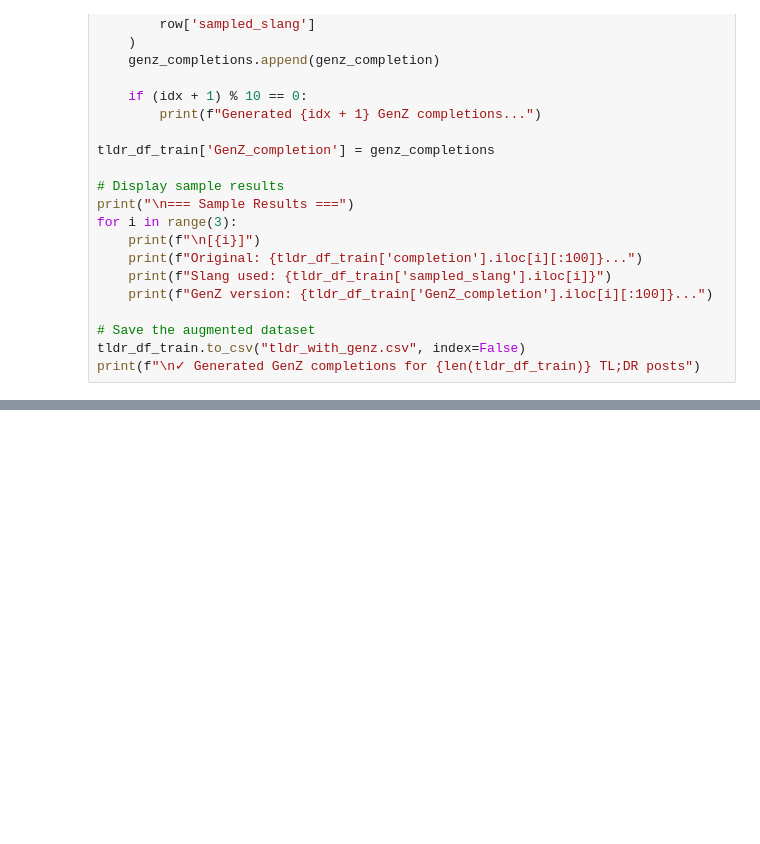
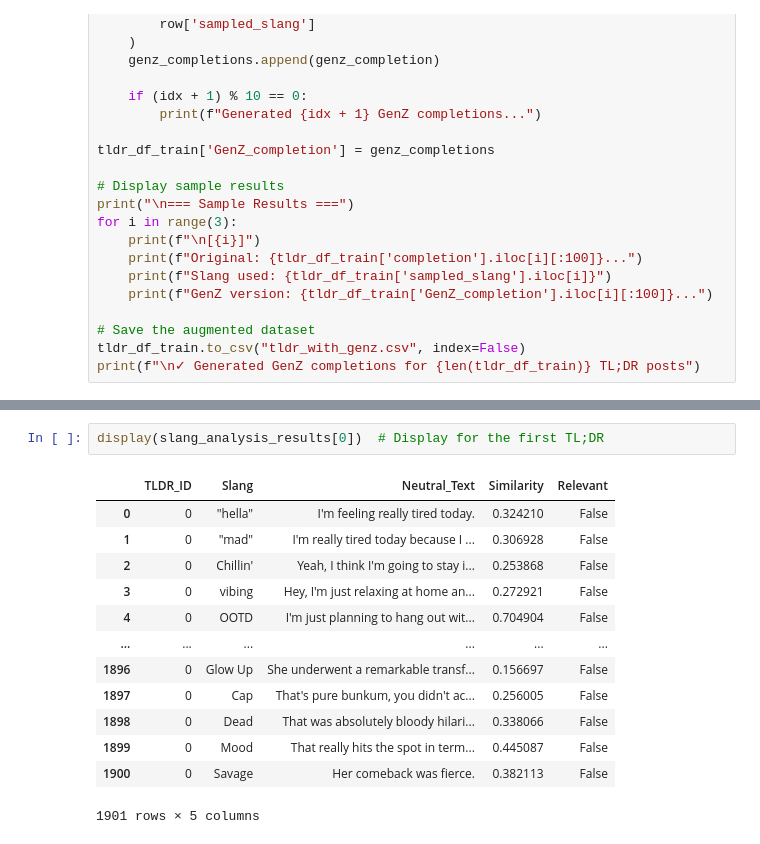
Before and after one commit to au-nlp/project-milestone-p2-group1, a Jupyter notebook: main.ipynb, the cells around one changed output, grey strips where cells are left out. Saved outputs shown, nothing was run; the diff lists cells and outputs as text; blank space fills up the shorter version.

```diff
--- a/main.ipynb
+++ b/main.ipynb
@@ -1455,0 +1543,16 @@ print(f"\n✓ Generated GenZ completions for {len(tldr_df_train)} TL;DR posts")
+# %%
+display(slang_analysis_results[0])  # Display for the first TL;DR
+# %% [output]
+|  | TLDR_ID | Slang | Neutral_Text | Similarity | Relevant |
+| 0 | 0 | "hella" | I'm feeling really tired today. | 0.324210 | False |
+| 1 | 0 | "mad" | I'm really tired today because I ... | 0.306928 | False |
+| 2 | 0 | Chillin' | Yeah, I think I'm going to stay i... | 0.253868 | False |
+| 3 | 0 | vibing | Hey, I'm just relaxing at home an... | 0.272921 | False |
+| 4 | 0 | OOTD | I'm just planning to hang out wit... | 0.704904 | False |
+| ... | ... | ... | ... | ... | ... |
+| 1896 | 0 | Glow Up | She underwent a remarkable transf... | 0.156697 | False |
+| 1897 | 0 | Cap | That's pure bunkum, you didn't ac... | 0.256005 | False |
+| 1898 | 0 | Dead | That was absolutely bloody hilari... | 0.338066 | False |
+| 1899 | 0 | Mood | That really hits the spot in term... | 0.445087 | False |
+| 1900 | 0 | Savage | Her comeback was fierce. | 0.382113 | False |
+1901 rows × 5 columns
```
Also changed, not shown: parts of 17 cells of this notebook, 6 other files.
